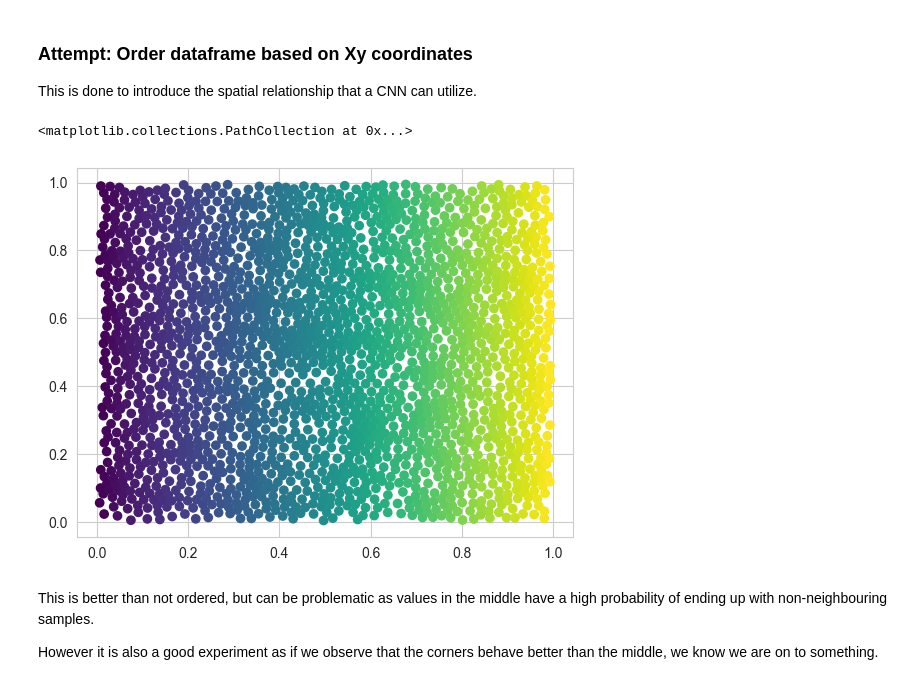
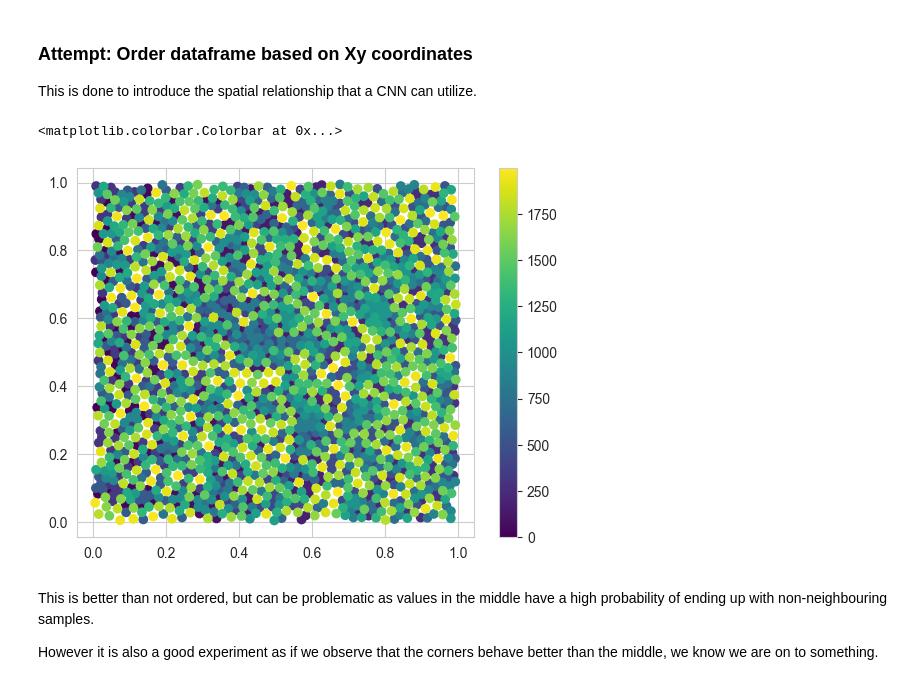
Before and after one commit to Veikko-Saikkonen/hard-spheres, a Jupyter notebook: Notebooks/HardSpheres_v1.ipynb, the cells around one changed output. Saved outputs shown, nothing was run; the diff lists cells and outputs as text; code cells hidden in the pictures.

```diff
--- a/Notebooks/HardSpheres_v1.ipynb
+++ b/Notebooks/HardSpheres_v1.ipynb
@@ -146,23 +119,25 @@ This is done to introduce the spatial relationship that a CNN can utilize.
 # %%
 _X = dataframe_scaled.copy()
 
 
 _X["Xy"] = np.sqrt(((_X["x"]-0.5)**2) + ((_X["y"]-0.5)**2))
-_X["Xy"] = _X["x"]# + _X["y"] # Think about starting from center and going radially outwards
+_X["Xy"] = _X["r"]# + _X["y"] # Think about starting from center and going radially outwards
 # _X["Xy"] = _X["r"] # Think about starting from center and going radially outwards
 
 _X = _X.query("experiment=='phi-0.86'&sample=='sample-1'")
 
-_X = _X.sort_values(by=["Xy", "x", "y"])
+_X = _X.sort_values(by=["r", "x", "y"])
 
 _X = _X.reset_index(drop=True)
 
 _X
 
 plt.scatter(x=_X.values[:,0], y=_X.values[:,1], c=_X.index)
+
+plt.colorbar()
 # %% [output]
-<matplotlib.collections.PathCollection at 0x...>
+<matplotlib.colorbar.Colorbar at 0x...>
-[figure, old version]
+[figure, new version]
 # %% [markdown]
 This is better than not ordered, but can be problematic as values in the middle have a high probability of ending up with non-neighbouring samples.
 
```
Also changed, not shown: parts of 8 cells of this notebook.
